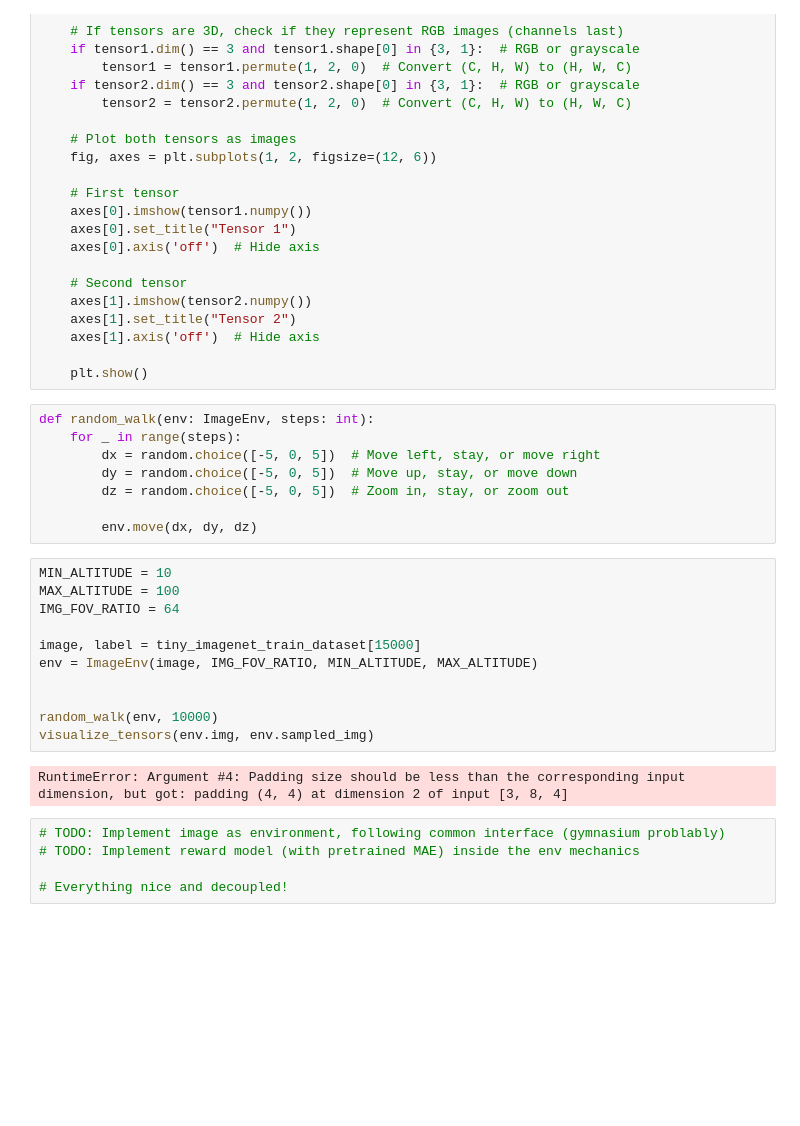
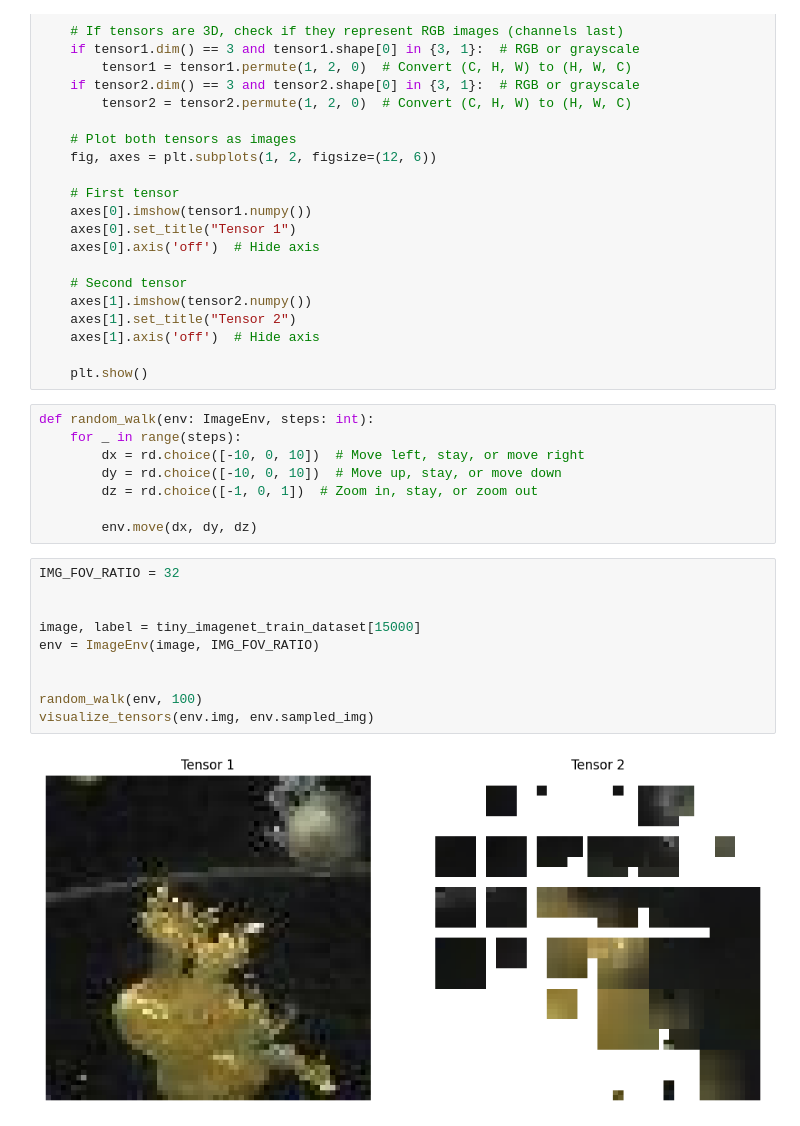
Before and after one commit to tcouso/uav_active_sensing, a Jupyter notebook: notebooks/1.02-image-env.ipynb, the cells around one changed output. Cells and saved outputs as stored; diff of their text form; blank space fills up the shorter version.

```diff
--- a/notebooks/1.02-image-env.ipynb
+++ b/notebooks/1.02-image-env.ipynb
@@ -121,26 +118,20 @@ def visualize_tensors(tensor1, tensor2):
 # %%
 def random_walk(env: ImageEnv, steps: int):
     for _ in range(steps):
-        dx = random.choice([-5, 0, 5])  # Move left, stay, or move right
-        dy = random.choice([-5, 0, 5])  # Move up, stay, or move down
-        dz = random.choice([-5, 0, 5])  # Zoom in, stay, or zoom out
+        dx = rd.choice([-10, 0, 10])  # Move left, stay, or move right
+        dy = rd.choice([-10, 0, 10])  # Move up, stay, or move down
+        dz = rd.choice([-1, 0, 1])  # Zoom in, stay, or zoom out
 
         env.move(dx, dy, dz)
 # %%
-MIN_ALTITUDE = 10
-MAX_ALTITUDE = 100
-IMG_FOV_RATIO = 64
+IMG_FOV_RATIO = 32
+
 
 image, label = tiny_imagenet_train_dataset[15000]
-env = ImageEnv(image, IMG_FOV_RATIO, MIN_ALTITUDE, MAX_ALTITUDE)
+env = ImageEnv(image, IMG_FOV_RATIO)
 
 
-random_walk(env, 10000)
+random_walk(env, 100)
 visualize_tensors(env.img, env.sampled_img)
 # %% [output]
-RuntimeError: Argument #4: Padding size should be less than the corresponding input dimension, but got: padding (4, 4) at dimension 2 of input [3, 8, 4]
+[figure, added]
-# %%
-# TODO: Implement image as environment, following common interface (gymnasium problably)
-# TODO: Implement reward model (with pretrained MAE) inside the env mechanics
-
-# Everything nice and decoupled!
```
Also changed, not shown: parts of 3 cells of this notebook, 2 other files.
